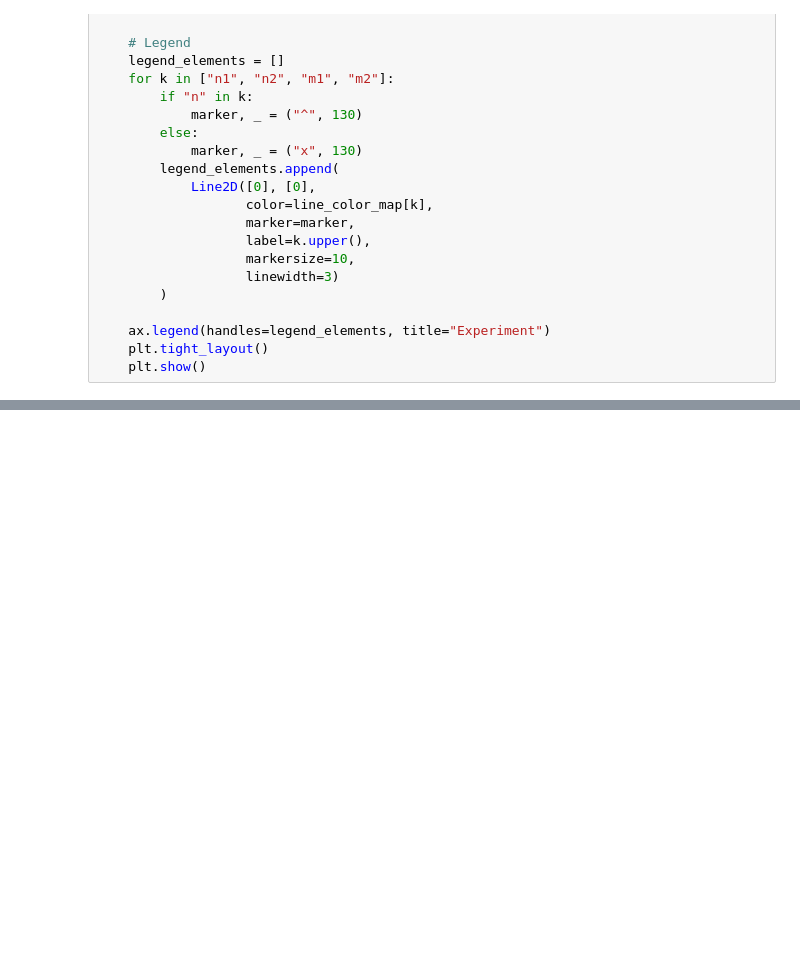
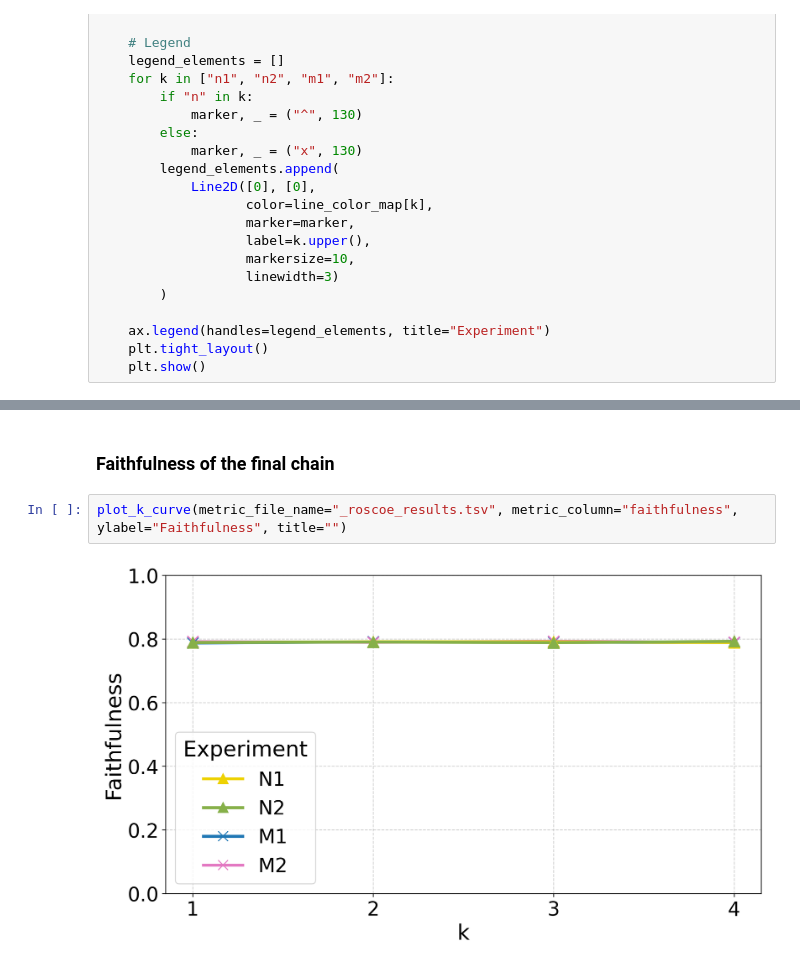
Before and after one commit to lenalibon/Bridging-the-Chains, a Jupyter notebook: analysis/comparison_k.ipynb, the cells around one changed output, grey strips where cells are left out. Saved outputs shown, nothing was run; the diff lists cells and outputs as text; blank space fills up the shorter version.

```diff
--- a/analysis/comparison_k.ipynb
+++ b/analysis/comparison_k.ipynb
@@ -105,0 +106,6 @@ ERROR: ../experiments_results\n2_3\n2_3_em_results.jsonl not found. Defaulting t
+# %% [markdown]
+### Faithfulness of the final chain
+# %%
+plot_k_curve(metric_file_name="_roscoe_results.tsv", metric_column="faithfulness", ylabel="Faithfulness", title="")
+# %% [output]
+[figure, added]
```
Also changed, not shown: parts of 13 cells of this notebook, 3 other files.
